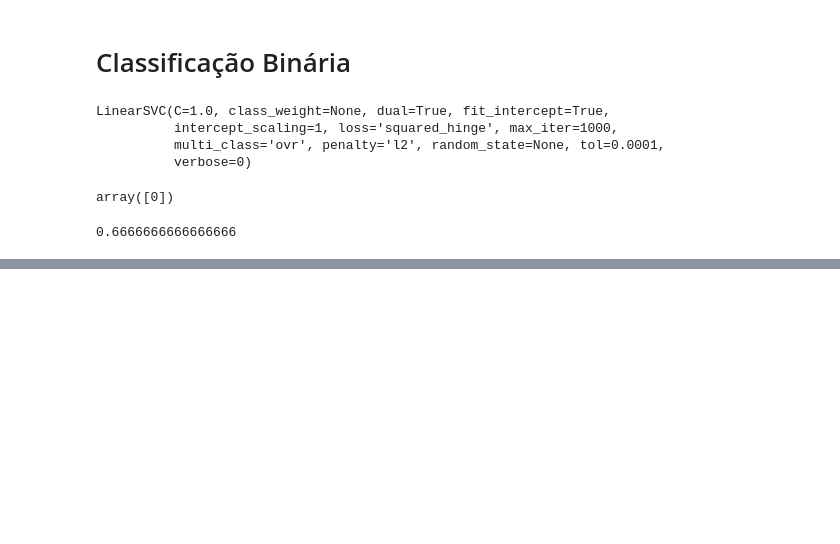
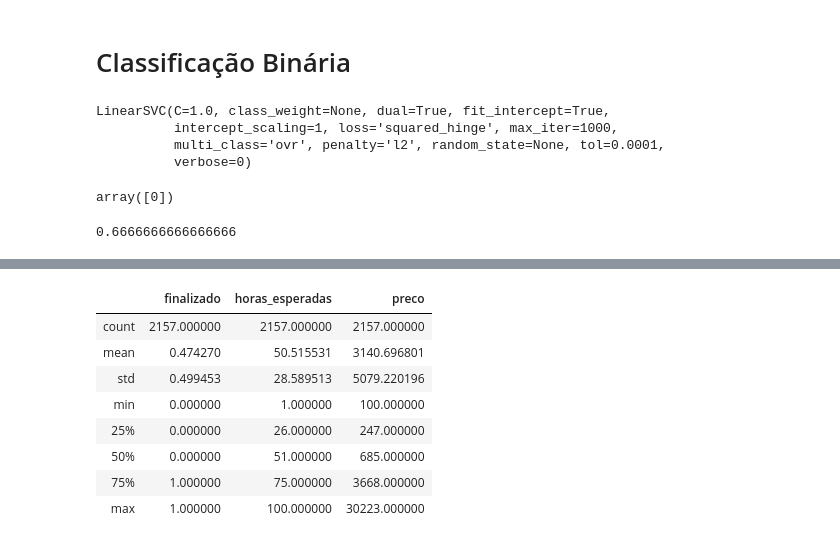
Before and after one commit to lucasrcsantana/training-ml, a Jupyter notebook: ML Course - Intro to classification with SKLearn.ipynb, the cells around one changed output, grey strips where cells are left out. Drawn from its saved outputs; the diff is of its cells as text; code cells hidden in the pictures; blank space fills up the shorter version.

```diff
--- a/ML Course - Intro to classification with SKLearn.ipynb
+++ b/ML Course - Intro to classification with SKLearn.ipynb
@@ -50,0 +203,12 @@ taxa_de_acerto
+# %%
+df.describe()
+# %% [output]
+|  | finalizado | horas_esperadas | preco |
+| count | 2157.000000 | 2157.000000 | 2157.000000 |
+| mean | 0.474270 | 50.515531 | 3140.696801 |
+| std | 0.499453 | 28.589513 | 5079.220196 |
+| min | 0.000000 | 1.000000 | 100.000000 |
+| 25% | 0.000000 | 26.000000 | 247.000000 |
+| 50% | 0.000000 | 51.000000 | 685.000000 |
+| 75% | 1.000000 | 75.000000 | 3668.000000 |
+| max | 1.000000 | 100.000000 | 30223.000000 |
```
Also changed, not shown: parts of 35 cells of this notebook.
